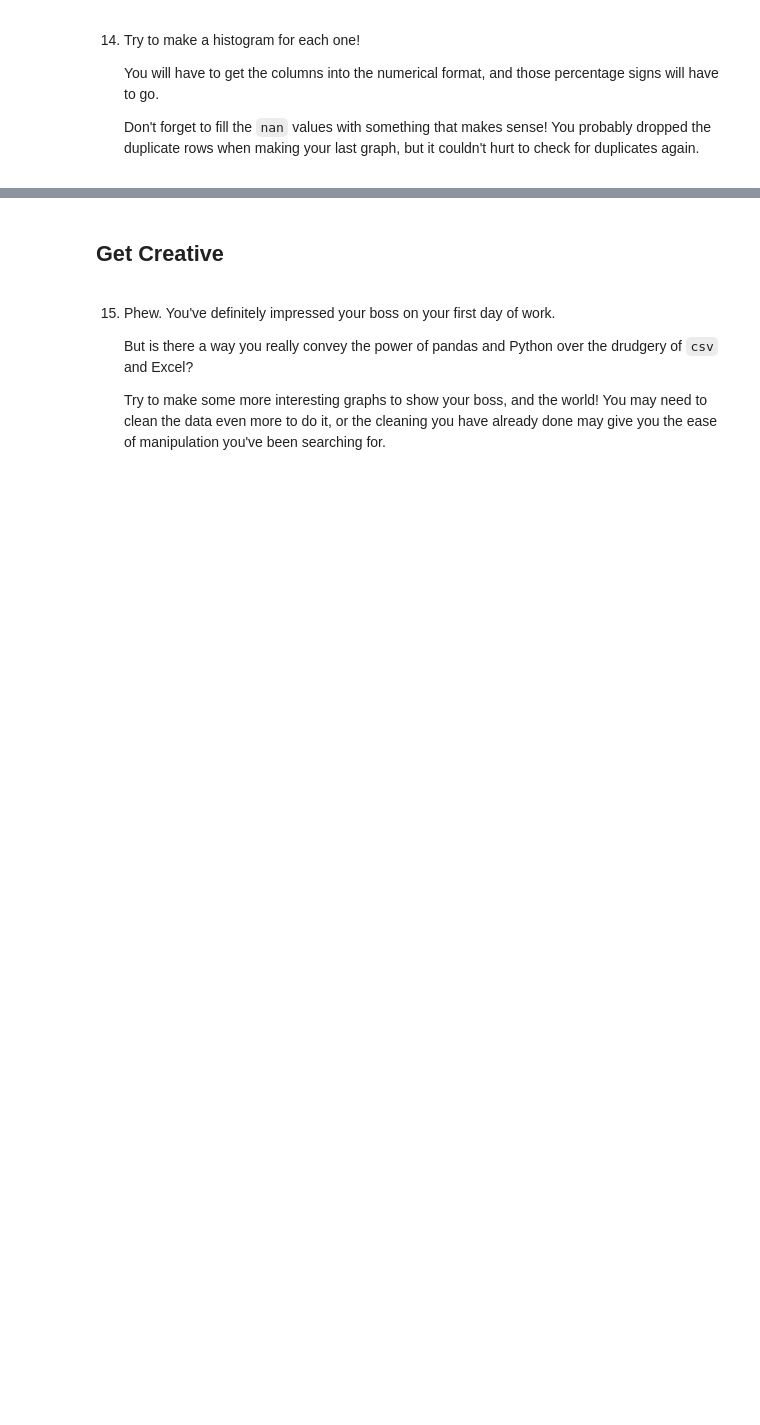
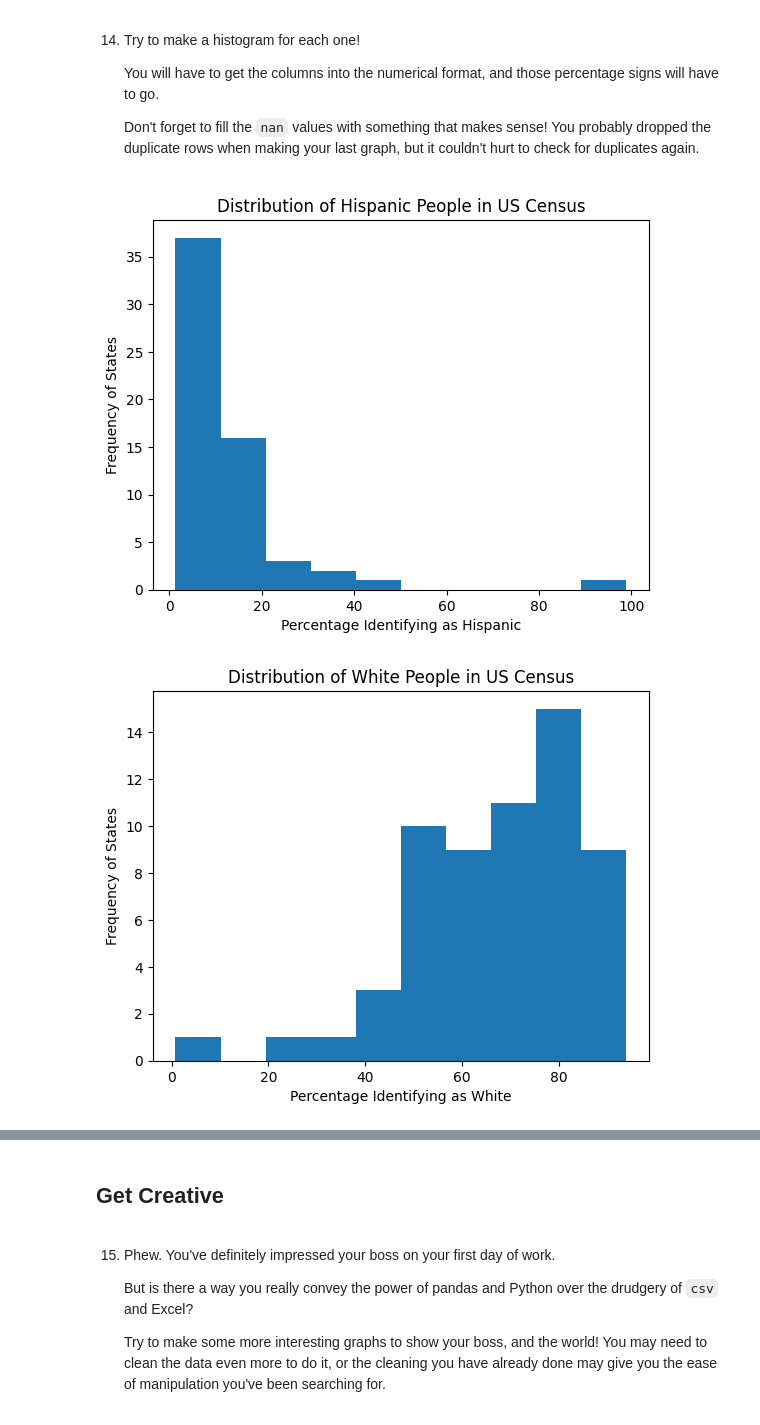
Before and after one commit to boncz/CleaningUSCensusData, a Jupyter notebook: Cleaning US Census Data.ipynb, the cells around one changed output, grey strips where cells are left out. Drawn from its saved outputs; the diff is of its cells as text; code cells hidden in the pictures; blank space fills up the shorter version.

```diff
--- a/Cleaning US Census Data.ipynb
+++ b/Cleaning US Census Data.ipynb
@@ -206,3 +212,18 @@ plt.show()
     You will have to get the columns into the numerical format, and those percentage signs will have to go.
 
     Don't forget to fill the `nan` values with something that makes sense! You probably dropped the duplicate rows when making your last graph, but it couldn't hurt to check for duplicates again.
+# %%
+census_ethnicities = ['Hispanic','White','Black','Native','Asian','Pacific']
+for ethnicity in census_ethnicities:
+    census_df[ethnicity] = census_df[ethnicity].replace('\%','',regex=True)
+    census_df[ethnicity] = pd.to_numeric(census_df[ethnicity])
+    average_ethnicity_percent = census_df[ethnicity].mean()
+    census_df = census_df.fillna(value={ethnicity: average_ethnicity_percent})
+    plt.hist(census_df[ethnicity])
+    plt.title(f'Distribution of {ethnicity} People in US Census')
+    plt.xlabel(f'Percentage Identifying as {ethnicity}')
+    plt.ylabel('Frequency of States')
+    plt.show()
+# %% [output]
+[figure, added]
+[figure, added]
```
Also changed, not shown: parts of 2 cells of this notebook.
